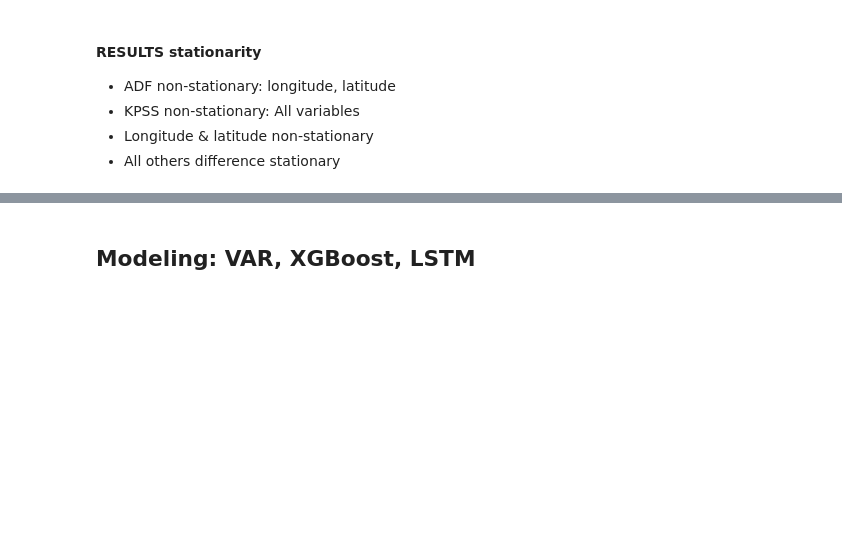
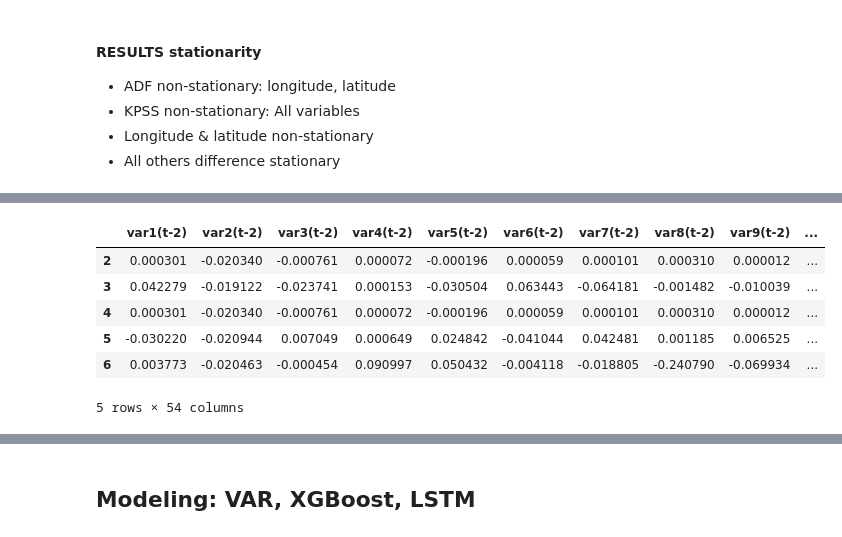
Before and after one commit to samuelthelaus/t-dab-exercise, a Jupyter notebook: final_round_project.ipynb, the cells around one changed output, grey strips where cells are left out. Drawn from its saved outputs; the diff is of its cells as text; code cells hidden in the pictures; blank space fills up the shorter version.

```diff
--- a/final_round_project.ipynb
+++ b/final_round_project.ipynb
@@ -234,0 +263,51 @@ scaled_df['TWS'].plot()
+# %%
+# Combined numeric and ModePilote
+cat_df = data.loc[1:, ['ModePilote', 'Tacking']]
+cat_df.index = range(219999)
+full_df = pd.concat([smol_scaled2, cat_df], axis=1, ignore_index=True)
+# %%
+# Function from https://machinelearningmastery.com/convert-time-series-supervised-learning-problem-python/
+
+def series_to_supervised(data, n_in=1, n_out=1, dropnan=True):
+	"""
+	Frame a time series as a supervised learning dataset.
+	Arguments:
+		data: Sequence of observations as a list or NumPy array.
+		n_in: Number of lag observations as input (X).
+		n_out: Number of observations as output (y).
+		dropnan: Boolean whether or not to drop rows with NaN values.
+	Returns:
+		Pandas DataFrame of series framed for supervised learning.
+	"""
+	n_vars = 1 if type(data) is list else data.shape[1]
+	df = pd.DataFrame(data)
+	cols, names = list(), list()
+	# input sequence (t-n, ... t-1)
+	for i in range(n_in, 0, -1):
+		cols.append(df.shift(i))
+		names += [('var%d(t-%d)' % (j+1, i)) for j in range(n_vars)]
+	# forecast sequence (t, t+1, ... t+n)
+	for i in range(0, n_out):
+		cols.append(df.shift(-i))
+		if i == 0:
+			names += [('var%d(t)' % (j+1)) for j in range(n_vars)]
+		else:
+			names += [('var%d(t+%d)' % (j+1, i)) for j in range(n_vars)]
+	# put it all together
+	agg = pd.concat(cols, axis=1)
+	agg.columns = names
+	# drop rows with NaN values
+	if dropnan:
+		agg.dropna(inplace=True)
+	return agg
+# %%
+# Make supervised df
+supervised_df = series_to_supervised(full_df.values, 2)
+# %% [output]
+|  | var1(t-2) | var2(t-2) | var3(t-2) | var4(t-2) | var5(t-2) | var6(t-2) | var7(t-2) | var8(t-2) | var9(t-2) | ... |
+| 2 | 0.000301 | -0.020340 | -0.000761 | 0.000072 | -0.000196 | 0.000059 | 0.000101 | 0.000310 | 0.000012 | ... |
+| 3 | 0.042279 | -0.019122 | -0.023741 | 0.000153 | -0.030504 | 0.063443 | -0.064181 | -0.001482 | -0.010039 | ... |
+| 4 | 0.000301 | -0.020340 | -0.000761 | 0.000072 | -0.000196 | 0.000059 | 0.000101 | 0.000310 | 0.000012 | ... |
+| 5 | -0.030220 | -0.020944 | 0.007049 | 0.000649 | 0.024842 | -0.041044 | 0.042481 | 0.001185 | 0.006525 | ... |
+| 6 | 0.003773 | -0.020463 | -0.000454 | 0.090997 | 0.050432 | -0.004118 | -0.018805 | -0.240790 | -0.069934 | ... |
+5 rows × 54 columns
```
Also changed, not shown: parts of 13 cells of this notebook.
